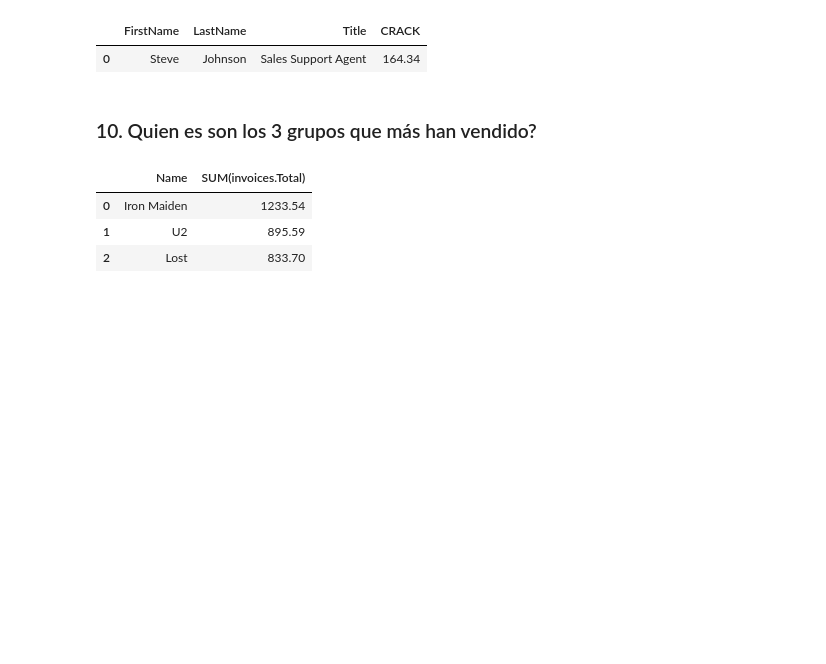
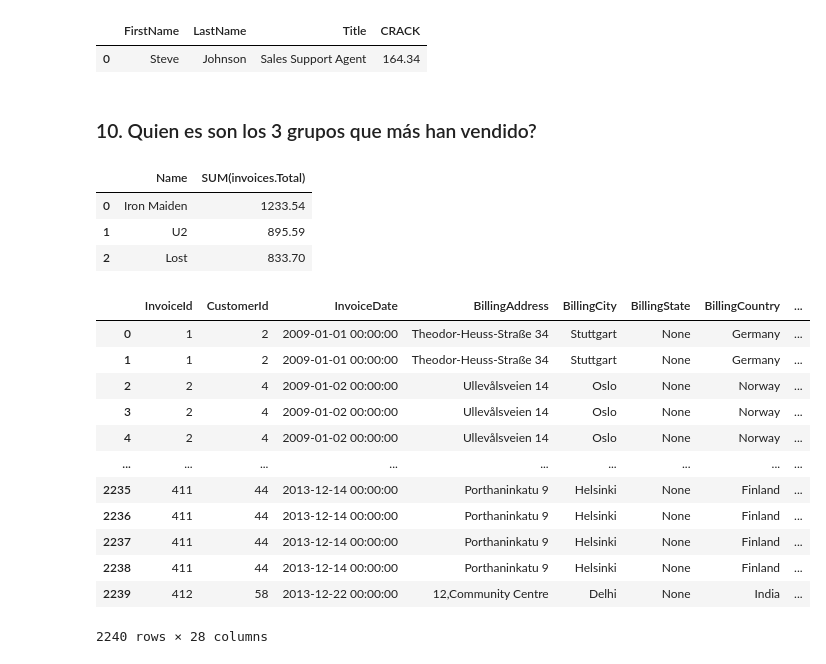
Before and after one commit to Mambo567/TRABAJO, a Jupyter notebook: 2-Data_Analysis/5-Bases_de_datos/SQL/Ejercicios/SQL_exercise_solved.ipynb, the cells around one changed output. Drawn from its saved outputs; the diff is of its cells as text; code cells hidden in the pictures; blank space fills up the shorter version.

```diff
--- a/2-Data_Analysis/5-Bases_de_datos/SQL/Ejercicios/SQL_exercise_solved.ipynb
+++ b/2-Data_Analysis/5-Bases_de_datos/SQL/Ejercicios/SQL_exercise_solved.ipynb
@@ -829,3 +829,38 @@ sql_query(query)
 | 0 | Iron Maiden | 1233.54 |
 | 1 | U2 | 895.59 |
 | 2 | Lost | 833.70 |
+# %%
+query = '''
+SELECT *
+
+FROM invoices
+INNER JOIN invoice_items
+ON invoices.InvoiceId = invoice_items.InvoiceId
+INNER JOIN tracks
+ON invoice_items.TrackId = tracks.TrackId
+INNER JOIN albums
+ON tracks.AlbumId = albums.AlbumId
+INNER JOIN artists
+ON albums.ArtistId = artists.ArtistId
+
+
+LIMIT 10000
+
+
+'''
+
+sql_query(query)
+# %% [output]
+|  | InvoiceId | CustomerId | InvoiceDate | BillingAddress | BillingCity | BillingState | BillingCountry | ... |
+| 0 | 1 | 2 | 2009-01-01 00:00:00 | Theodor-Heuss-Straße 34 | Stuttgart | None | Germany | ... |
+| 1 | 1 | 2 | 2009-01-01 00:00:00 | Theodor-Heuss-Straße 34 | Stuttgart | None | Germany | ... |
+| 2 | 2 | 4 | 2009-01-02 00:00:00 | Ullevålsveien 14 | Oslo | None | Norway | ... |
+| 3 | 2 | 4 | 2009-01-02 00:00:00 | Ullevålsveien 14 | Oslo | None | Norway | ... |
+| 4 | 2 | 4 | 2009-01-02 00:00:00 | Ullevålsveien 14 | Oslo | None | Norway | ... |
+| ... | ... | ... | ... | ... | ... | ... | ... | ... |
+| 2235 | 411 | 44 | 2013-12-14 00:00:00 | Porthaninkatu 9 | Helsinki | None | Finland | ... |
+| 2236 | 411 | 44 | 2013-12-14 00:00:00 | Porthaninkatu 9 | Helsinki | None | Finland | ... |
+| 2237 | 411 | 44 | 2013-12-14 00:00:00 | Porthaninkatu 9 | Helsinki | None | Finland | ... |
+| 2238 | 411 | 44 | 2013-12-14 00:00:00 | Porthaninkatu 9 | Helsinki | None | Finland | ... |
+| 2239 | 412 | 58 | 2013-12-22 00:00:00 | 12,Community Centre | Delhi | None | India | ... |
+2240 rows × 28 columns
```
Also changed, not shown: parts of 6 cells of this notebook, 33 other files.
